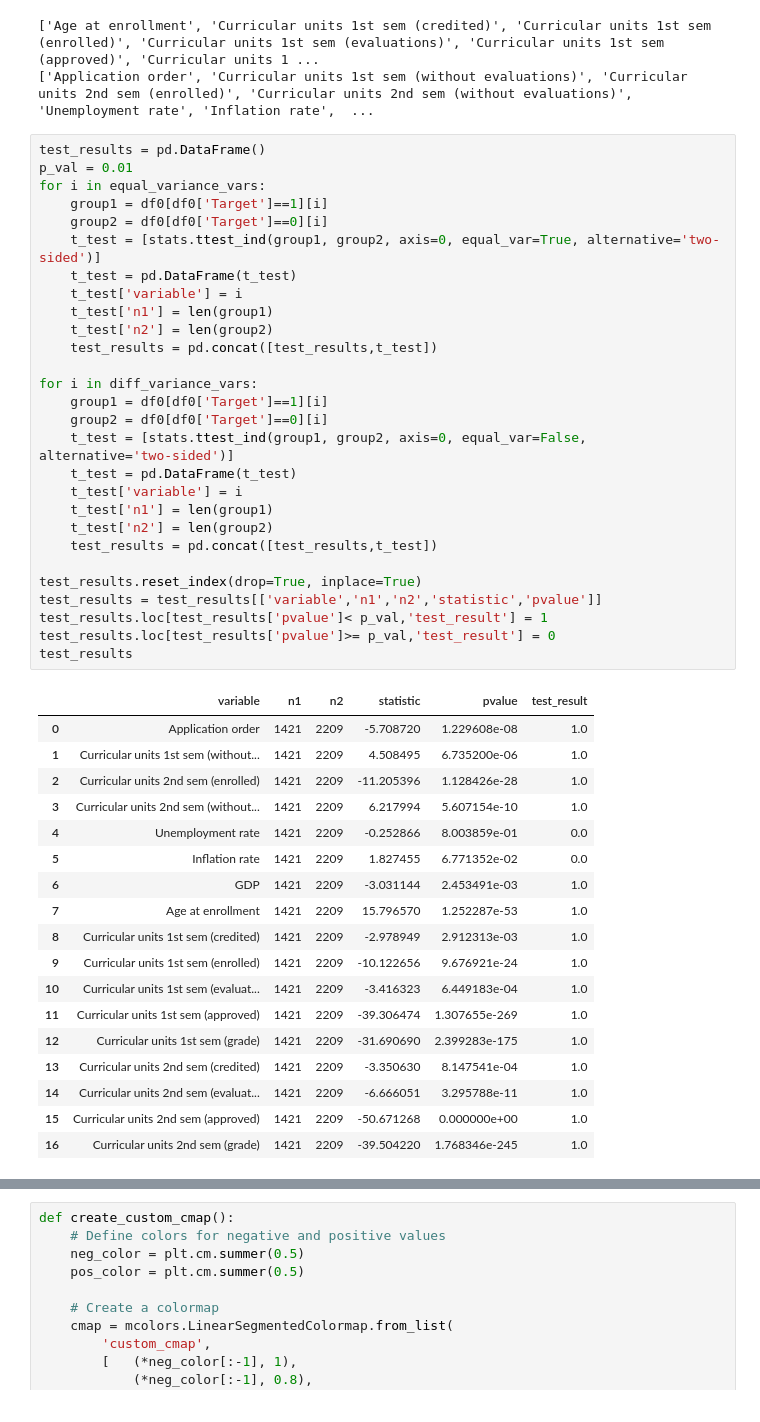
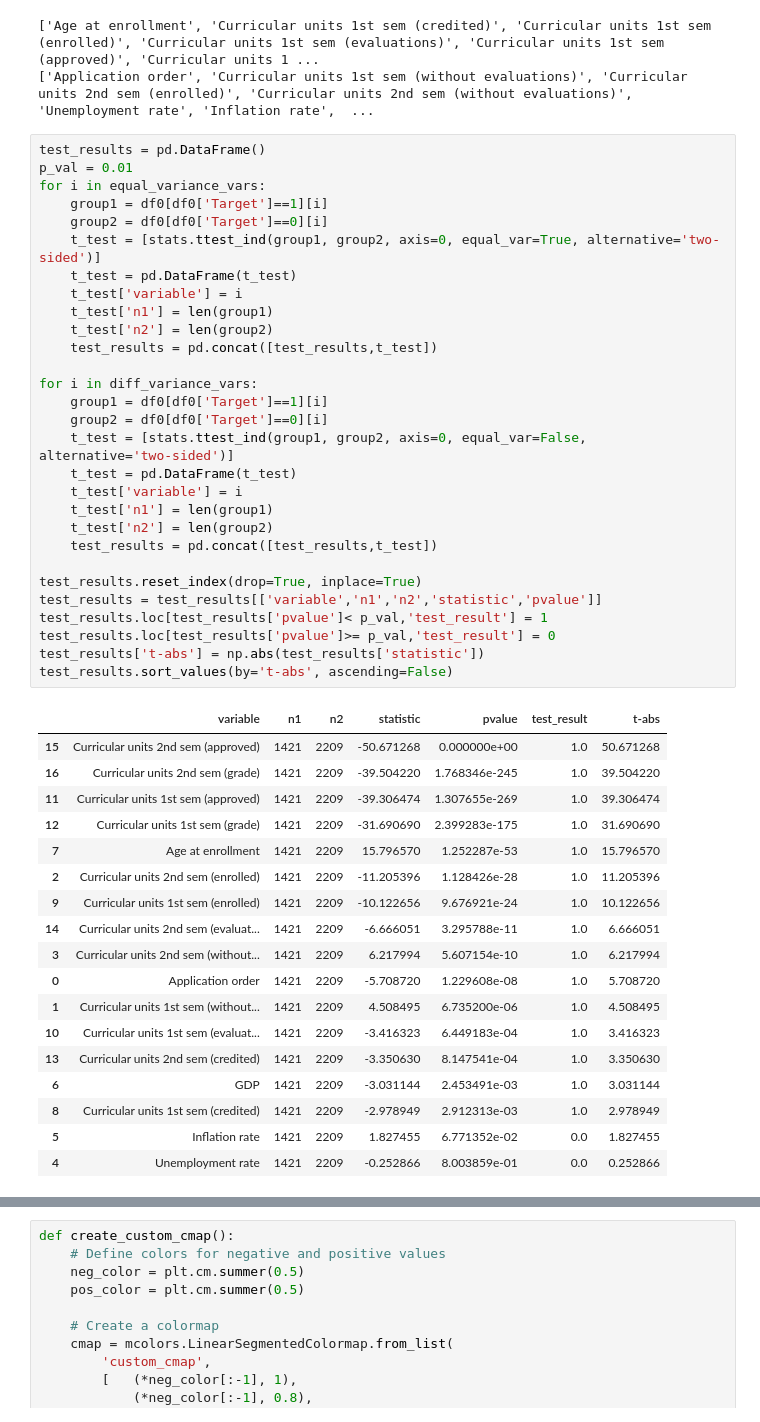
Before and after one commit to KatiaAlbito/university_dropout, a Jupyter notebook: data_exploration.ipynb, the cells around one changed output, grey strips where cells are left out. Saved outputs shown, nothing was run; the diff lists cells and outputs as text.

```diff
--- a/data_exploration.ipynb
+++ b/data_exploration.ipynb
@@ -78,50 +78,51 @@ print(equal_variance_vars)
 # %%
 test_results = pd.DataFrame()
 p_val = 0.01
 for i in equal_variance_vars:
     group1 = df0[df0['Target']==1][i]
     group2 = df0[df0['Target']==0][i]
     t_test = [stats.ttest_ind(group1, group2, axis=0, equal_var=True, alternative='two-sided')]
     t_test = pd.DataFrame(t_test)
     t_test['variable'] = i
     t_test['n1'] = len(group1)
     t_test['n2'] = len(group2)
     test_results = pd.concat([test_results,t_test])
 
 for i in diff_variance_vars:
     group1 = df0[df0['Target']==1][i]
     group2 = df0[df0['Target']==0][i]
     t_test = [stats.ttest_ind(group1, group2, axis=0, equal_var=False, alternative='two-sided')]
     t_test = pd.DataFrame(t_test)
     t_test['variable'] = i
     t_test['n1'] = len(group1)
     t_test['n2'] = len(group2)
     test_results = pd.concat([test_results,t_test])
 
 test_results.reset_index(drop=True, inplace=True)
 test_results = test_results[['variable','n1','n2','statistic','pvalue']]
 test_results.loc[test_results['pvalue']< p_val,'test_result'] = 1
 test_results.loc[test_results['pvalue']>= p_val,'test_result'] = 0
-test_results
+test_results['t-abs'] = np.abs(test_results['statistic'])
+test_results.sort_values(by='t-abs', ascending=False)
 # %% [output]
-|  | variable | n1 | n2 | statistic | pvalue | test_result |
-| 0 | Application order | 1421 | 2209 | -5.708720 | 1.229608e-08 | 1.0 |
-| 1 | Curricular units 1st sem (without... | 1421 | 2209 | 4.508495 | 6.735200e-06 | 1.0 |
-| 2 | Curricular units 2nd sem (enrolled) | 1421 | 2209 | -11.205396 | 1.128426e-28 | 1.0 |
-| 3 | Curricular units 2nd sem (without... | 1421 | 2209 | 6.217994 | 5.607154e-10 | 1.0 |
-| 4 | Unemployment rate | 1421 | 2209 | -0.252866 | 8.003859e-01 | 0.0 |
-| 5 | Inflation rate | 1421 | 2209 | 1.827455 | 6.771352e-02 | 0.0 |
-| 6 | GDP | 1421 | 2209 | -3.031144 | 2.453491e-03 | 1.0 |
-| 7 | Age at enrollment | 1421 | 2209 | 15.796570 | 1.252287e-53 | 1.0 |
-| 8 | Curricular units 1st sem (credited) | 1421 | 2209 | -2.978949 | 2.912313e-03 | 1.0 |
-| 9 | Curricular units 1st sem (enrolled) | 1421 | 2209 | -10.122656 | 9.676921e-24 | 1.0 |
-| 10 | Curricular units 1st sem (evaluat... | 1421 | 2209 | -3.416323 | 6.449183e-04 | 1.0 |
-| 11 | Curricular units 1st sem (approved) | 1421 | 2209 | -39.306474 | 1.307655e-269 | 1.0 |
-| 12 | Curricular units 1st sem (grade) | 1421 | 2209 | -31.690690 | 2.399283e-175 | 1.0 |
-| 13 | Curricular units 2nd sem (credited) | 1421 | 2209 | -3.350630 | 8.147541e-04 | 1.0 |
-| 14 | Curricular units 2nd sem (evaluat... | 1421 | 2209 | -6.666051 | 3.295788e-11 | 1.0 |
-| 15 | Curricular units 2nd sem (approved) | 1421 | 2209 | -50.671268 | 0.000000e+00 | 1.0 |
-| 16 | Curricular units 2nd sem (grade) | 1421 | 2209 | -39.504220 | 1.768346e-245 | 1.0 |
+|  | variable | n1 | n2 | statistic | pvalue | test_result | t-abs |
+| 15 | Curricular units 2nd sem (approved) | 1421 | 2209 | -50.671268 | 0.000000e+00 | 1.0 | 50.671268 |
+| 16 | Curricular units 2nd sem (grade) | 1421 | 2209 | -39.504220 | 1.768346e-245 | 1.0 | 39.504220 |
+| 11 | Curricular units 1st sem (approved) | 1421 | 2209 | -39.306474 | 1.307655e-269 | 1.0 | 39.306474 |
+| 12 | Curricular units 1st sem (grade) | 1421 | 2209 | -31.690690 | 2.399283e-175 | 1.0 | 31.690690 |
+| 7 | Age at enrollment | 1421 | 2209 | 15.796570 | 1.252287e-53 | 1.0 | 15.796570 |
+| 2 | Curricular units 2nd sem (enrolled) | 1421 | 2209 | -11.205396 | 1.128426e-28 | 1.0 | 11.205396 |
+| 9 | Curricular units 1st sem (enrolled) | 1421 | 2209 | -10.122656 | 9.676921e-24 | 1.0 | 10.122656 |
+| 14 | Curricular units 2nd sem (evaluat... | 1421 | 2209 | -6.666051 | 3.295788e-11 | 1.0 | 6.666051 |
+| 3 | Curricular units 2nd sem (without... | 1421 | 2209 | 6.217994 | 5.607154e-10 | 1.0 | 6.217994 |
+| 0 | Application order | 1421 | 2209 | -5.708720 | 1.229608e-08 | 1.0 | 5.708720 |
+| 1 | Curricular units 1st sem (without... | 1421 | 2209 | 4.508495 | 6.735200e-06 | 1.0 | 4.508495 |
+| 10 | Curricular units 1st sem (evaluat... | 1421 | 2209 | -3.416323 | 6.449183e-04 | 1.0 | 3.416323 |
+| 13 | Curricular units 2nd sem (credited) | 1421 | 2209 | -3.350630 | 8.147541e-04 | 1.0 | 3.350630 |
+| 6 | GDP | 1421 | 2209 | -3.031144 | 2.453491e-03 | 1.0 | 3.031144 |
+| 8 | Curricular units 1st sem (credited) | 1421 | 2209 | -2.978949 | 2.912313e-03 | 1.0 | 2.978949 |
+| 5 | Inflation rate | 1421 | 2209 | 1.827455 | 6.771352e-02 | 0.0 | 1.827455 |
+| 4 | Unemployment rate | 1421 | 2209 | -0.252866 | 8.003859e-01 | 0.0 | 0.252866 |
 # %%
 df0_names = pd.DataFrame()
 
```
Also changed, not shown: parts of 5 cells of this notebook.
